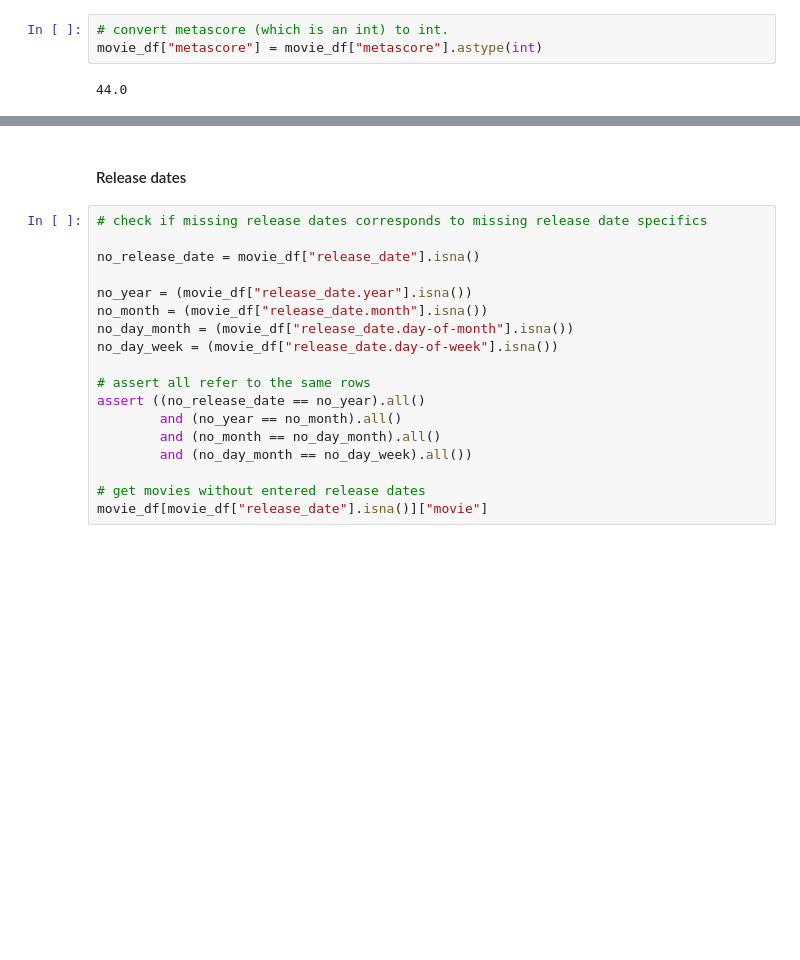
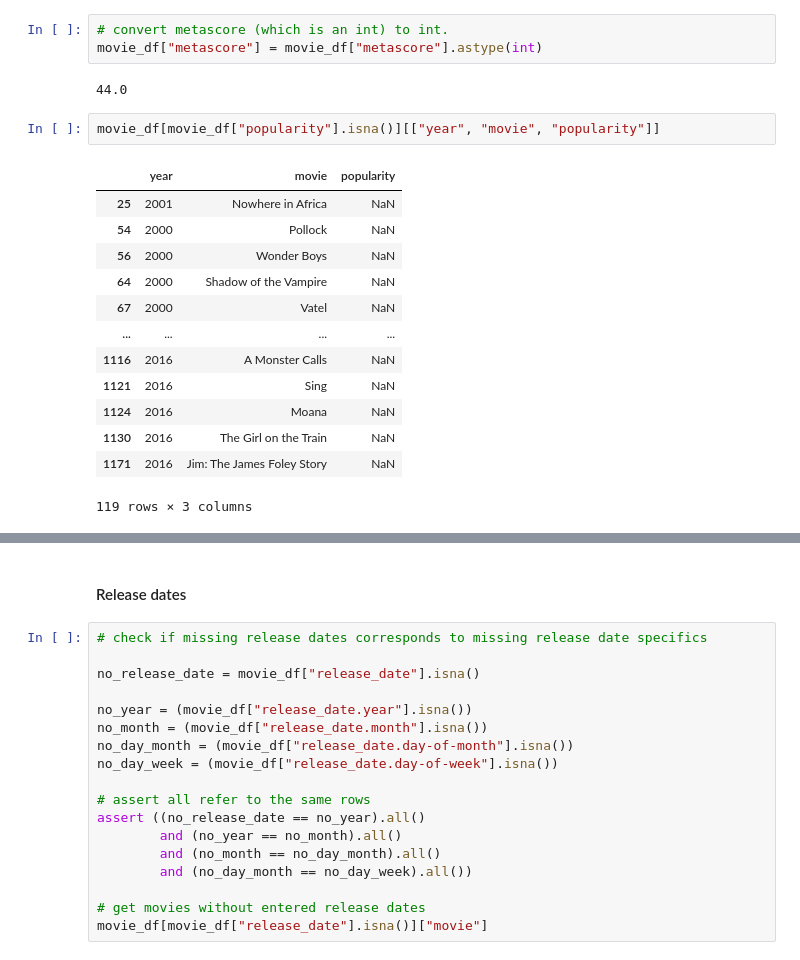
Before and after one commit to ryandecamp/CMSC320FinalProject, a Jupyter notebook: checkpoint2/checkpoint_2.ipynb, the cells around one changed output, grey strips where cells are left out. Cells and saved outputs as stored; diff of their text form; blank space fills up the shorter version.

```diff
--- a/checkpoint2/checkpoint_2.ipynb
+++ b/checkpoint2/checkpoint_2.ipynb
@@ -52,3 +52,19 @@ dtype('bool')
 movie_df["metascore"] = movie_df["metascore"].astype(int)
 # %% [output]
 44.0
+# %%
+movie_df[movie_df["popularity"].isna()][["year", "movie", "popularity"]]
+# %% [output]
+|  | year | movie | popularity |
+| 25 | 2001 | Nowhere in Africa | NaN |
+| 54 | 2000 | Pollock | NaN |
+| 56 | 2000 | Wonder Boys | NaN |
+| 64 | 2000 | Shadow of the Vampire | NaN |
+| 67 | 2000 | Vatel | NaN |
+| ... | ... | ... | ... |
+| 1116 | 2016 | A Monster Calls | NaN |
+| 1121 | 2016 | Sing | NaN |
+| 1124 | 2016 | Moana | NaN |
+| 1130 | 2016 | The Girl on the Train | NaN |
+| 1171 | 2016 | Jim: The James Foley Story | NaN |
+119 rows × 3 columns
```
Also changed, not shown: parts of 1 cell of this notebook.
